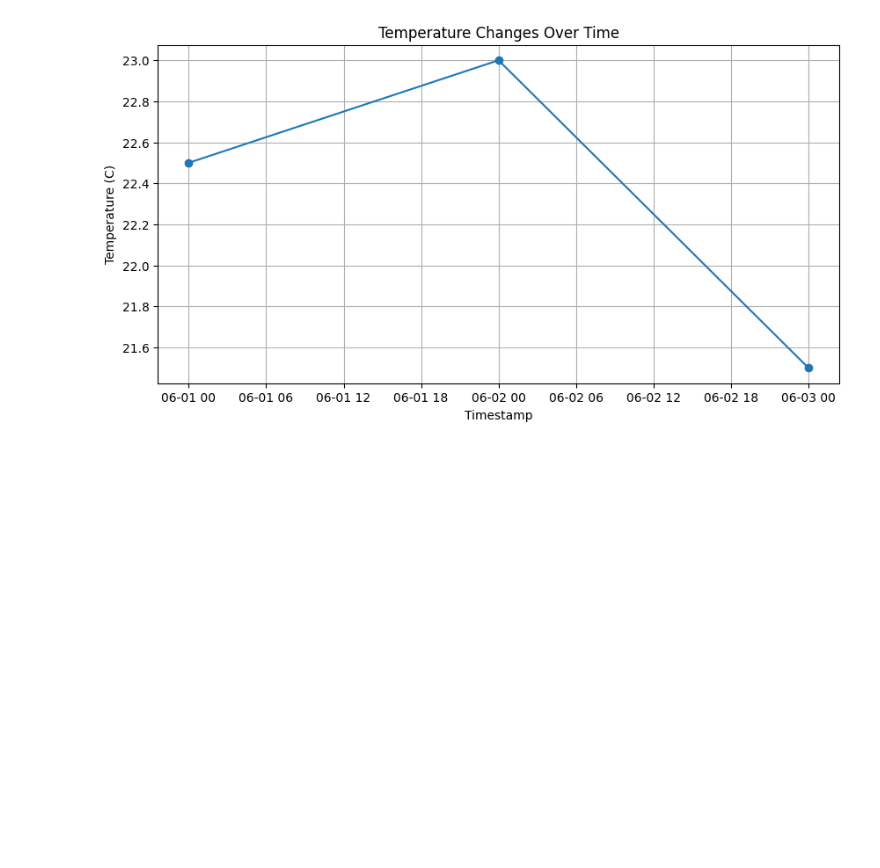
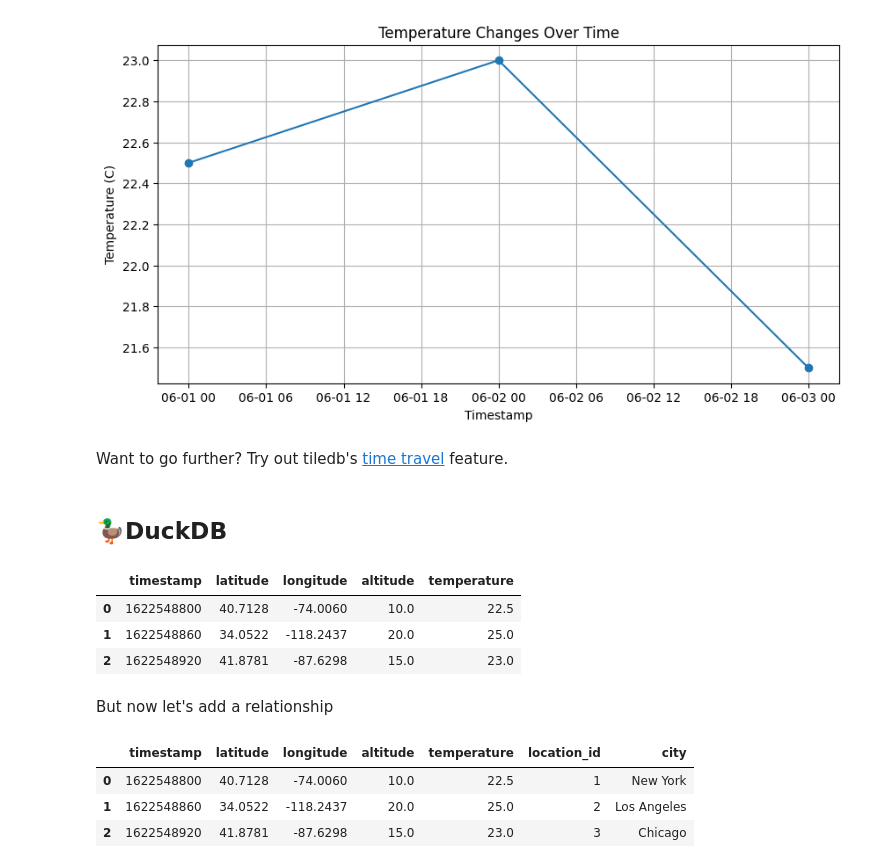
Before and after one commit to octaflop/ducktiles, a Jupyter notebook: introduction.ipynb, the cells around one changed output. Saved outputs shown, nothing was run; the diff lists cells and outputs as text; code cells hidden in the pictures; blank space fills up the shorter version.

```diff
--- a/introduction.ipynb
+++ b/introduction.ipynb
@@ -79,3 +82,5 @@ plt.grid(True)
 plt.show()
 # %% [output]
 [figure]
+# %% [markdown]
+Want to go further? Try out tiledb's [time travel](https://docs.tiledb.com/main/how-to/arrays/reading-arrays/time-traveling) feature.
@@ -81,0 +95,40 @@ plt.show()
+# %% [markdown]
+## 🦆DuckDB
+# %%
+import pandas as pd
+
+# Create the initial DataFrame based on our previous data
+temperature_data = pd.DataFrame({
+    'timestamp': [1622548800, 1622548860, 1622548920],
+    'latitude': [40.7128, 34.0522, 41.8781],
+    'longitude': [-74.0060, -118.2437, -87.6298],
+    'altitude': [10.0, 20.0, 15.0],
+    'temperature': [22.5, 25.0, 23.0]
+})
+
+temperature_data
+# %% [output]
+|  | timestamp | latitude | longitude | altitude | temperature |
+| 0 | 1622548800 | 40.7128 | -74.0060 | 10.0 | 22.5 |
+| 1 | 1622548860 | 34.0522 | -118.2437 | 20.0 | 25.0 |
+| 2 | 1622548920 | 41.8781 | -87.6298 | 15.0 | 23.0 |
+# %% [markdown]
+But now let's add a relationship
+# %%
+# Create a new DataFrame for location metadata
+location_metadata = pd.DataFrame({
+    'location_id': [1, 2, 3],
+    'latitude': [40.7128, 34.0522, 41.8781],
+    'longitude': [-74.0060, -118.2437, -87.6298],
+    'city': ['New York', 'Los Angeles', 'Chicago']
+})
+
+# Merge the temperature data with location metadata
+temperature_data = temperature_data.merge(location_metadata, on=['latitude', 'longitude'])
+
+temperature_data
+# %% [output]
+|  | timestamp | latitude | longitude | altitude | temperature | location_id | city |
+| 0 | 1622548800 | 40.7128 | -74.0060 | 10.0 | 22.5 | 1 | New York |
+| 1 | 1622548860 | 34.0522 | -118.2437 | 20.0 | 25.0 | 2 | Los Angeles |
+| 2 | 1622548920 | 41.8781 | -87.6298 | 15.0 | 23.0 | 3 | Chicago |
```
Also changed, not shown: parts of 5 cells of this notebook, 1 other file.
